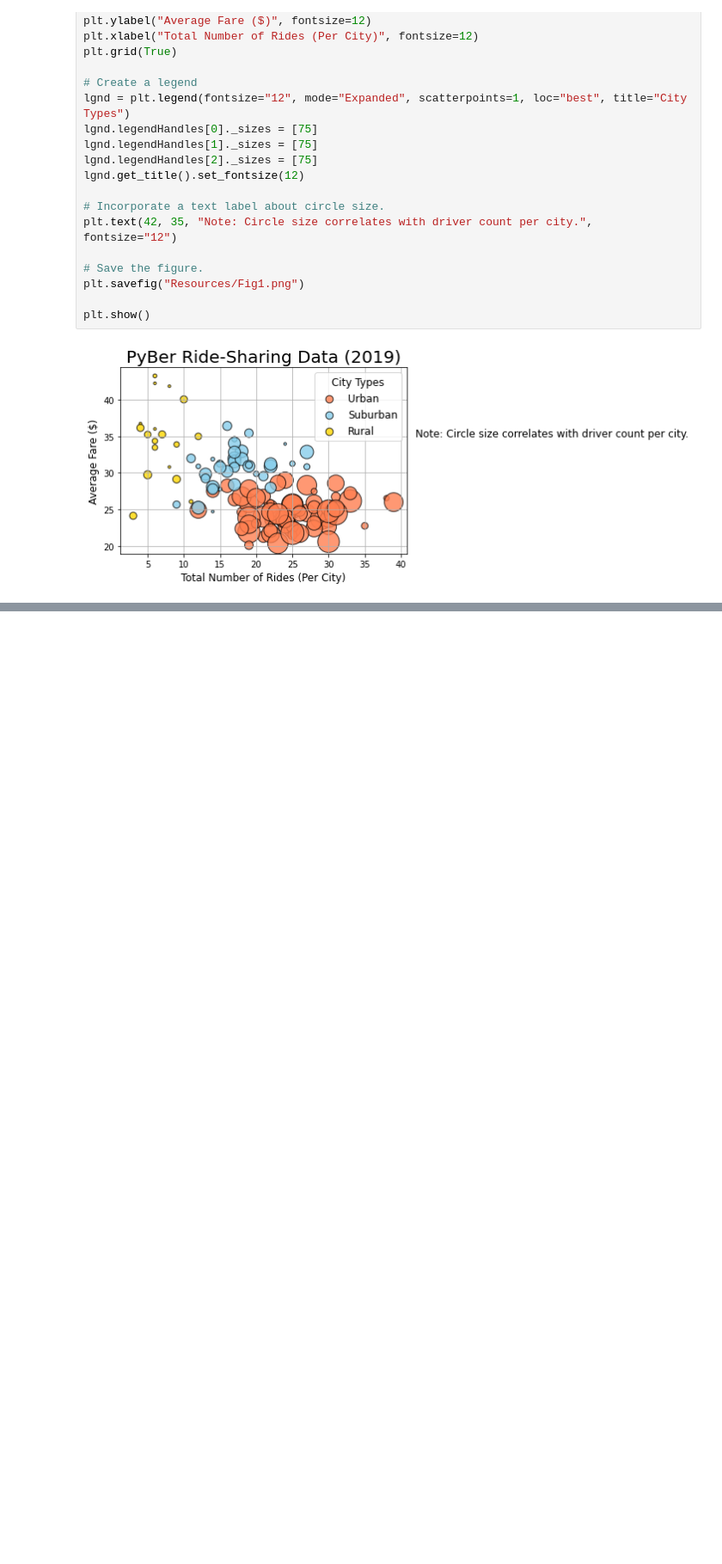
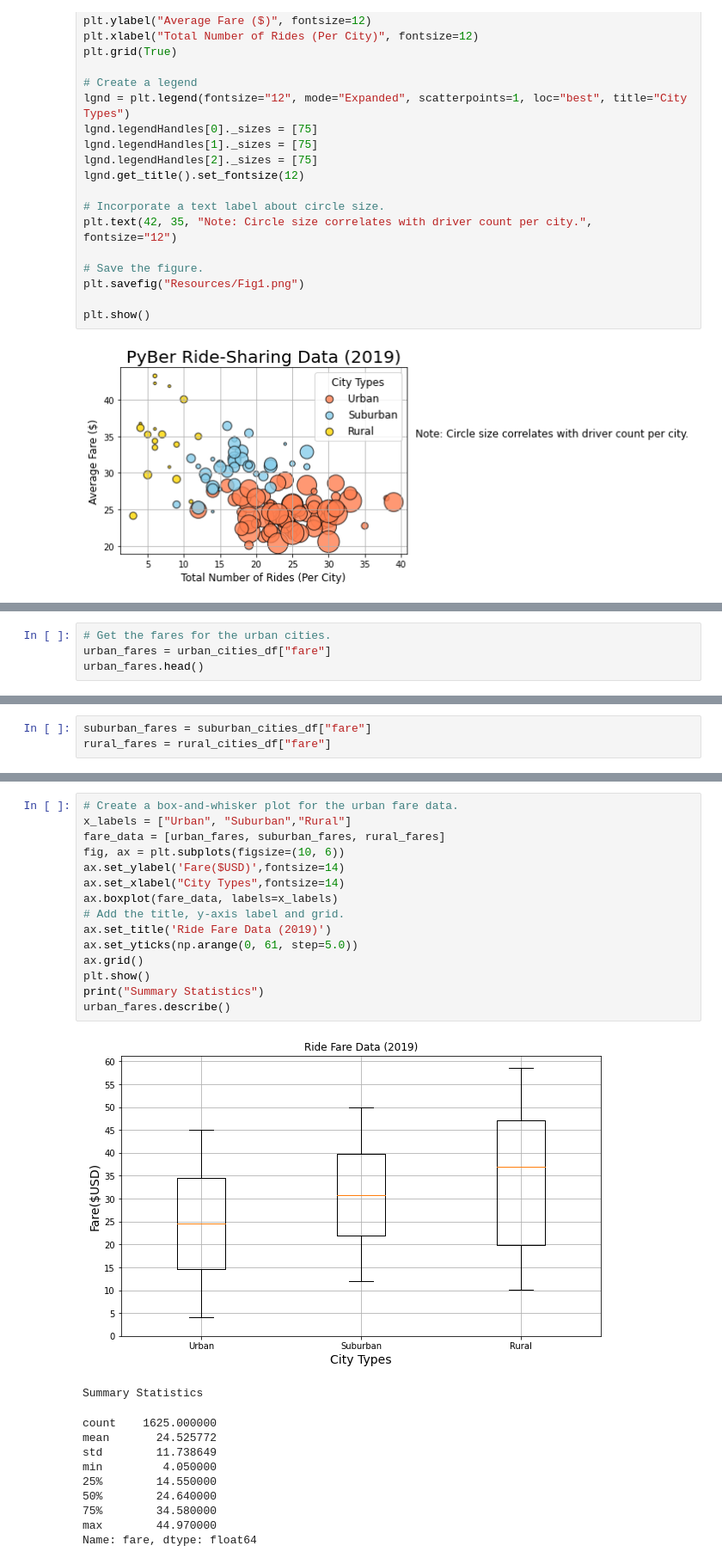
Before and after one commit to Loulwa-Alkaisi/PyBer_Analysis, a Jupyter notebook: PyBer.ipynb, the cells around one changed output, grey strips where cells are left out. Shown: that part at 86% size. Cells and saved outputs as stored; diff of their text form; blank space fills up the shorter version.

```diff
--- a/PyBer.ipynb
+++ b/PyBer.ipynb
@@ -348,0 +471,4 @@ plt.show()
+# %%
+# Get the fares for the urban cities.
+urban_fares = urban_cities_df["fare"]
+urban_fares.head()
@@ -348,0 +482,3 @@ plt.show()
+# %%
+suburban_fares = suburban_cities_df["fare"]
+rural_fares = rural_cities_df["fare"]
@@ -348,0 +621,27 @@ plt.show()
+# %%
+# Create a box-and-whisker plot for the urban fare data.
+x_labels = ["Urban", "Suburban","Rural"]
+fare_data = [urban_fares, suburban_fares, rural_fares]
+fig, ax = plt.subplots(figsize=(10, 6))
+ax.set_ylabel('Fare($USD)',fontsize=14)
+ax.set_xlabel("City Types",fontsize=14)
+ax.boxplot(fare_data, labels=x_labels)
+# Add the title, y-axis label and grid.
+ax.set_title('Ride Fare Data (2019)')
+ax.set_yticks(np.arange(0, 61, step=5.0))
+ax.grid()
+plt.show()
+print("Summary Statistics")
+urban_fares.describe()
+# %% [output]
+[figure, added]
+Summary Statistics
+count    1625.000000
+mean       24.525772
+std        11.738649
+min         4.050000
+25%        14.550000
+50%        24.640000
+75%        34.580000
+max        44.970000
+Name: fare, dtype: float64
```
Also changed, not shown: parts of 32 cells of this notebook.
